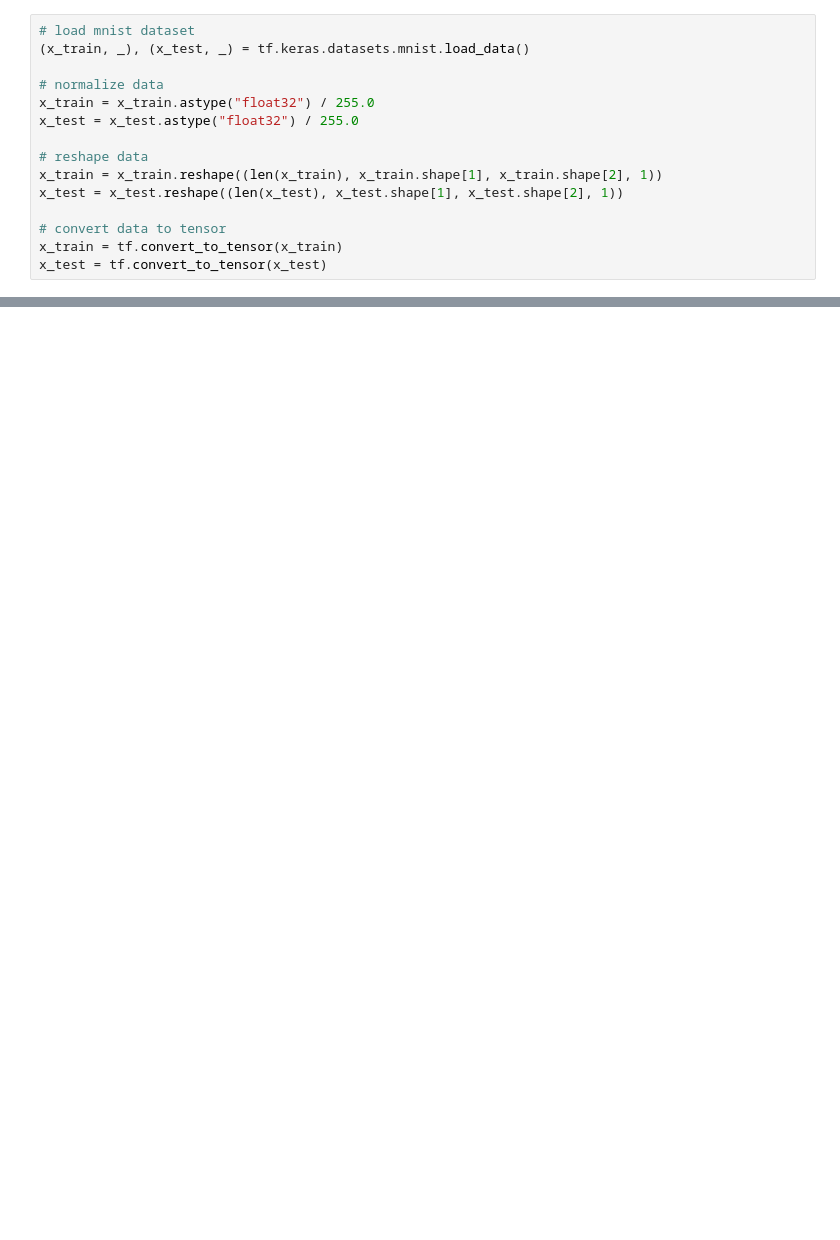
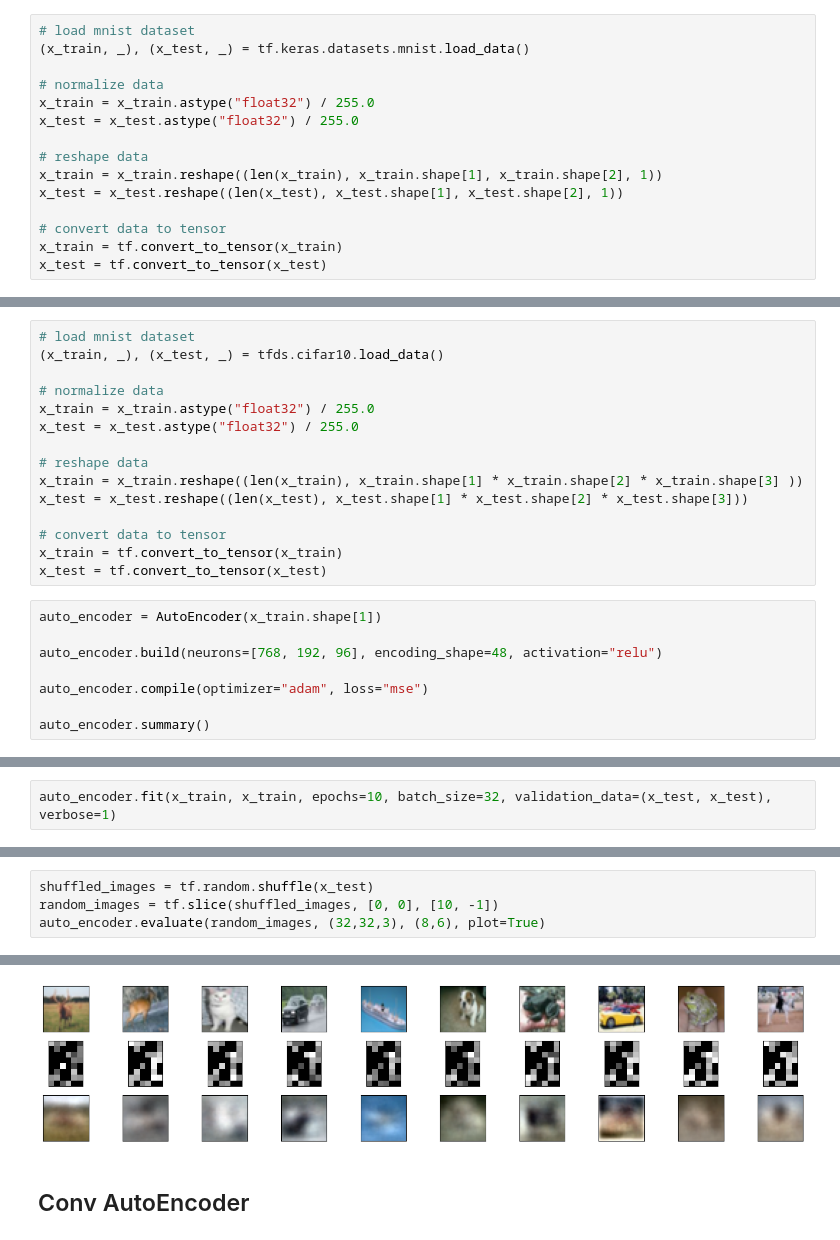
Before and after one commit to SKT27182/DeepVision, a Jupyter notebook: DeepVision/generative/AutoEncoder/AutoEncoder.ipynb, the cells around one changed output, grey strips where cells are left out. Cells and saved outputs as stored; diff of their text form; blank space fills up the shorter version.

```diff
--- a/DeepVision/generative/AutoEncoder/AutoEncoder.ipynb
+++ b/DeepVision/generative/AutoEncoder/AutoEncoder.ipynb
@@ -151,0 +163,23 @@ auto_encoder.evaluate(x_test, (28,28,1), (7,7,1), plot=True)
+# %%
+# load mnist dataset
+(x_train, _), (x_test, _) = tfds.cifar10.load_data()
+
+# normalize data
+x_train = x_train.astype("float32") / 255.0
+x_test = x_test.astype("float32") / 255.0
+
+# reshape data
+x_train = x_train.reshape((len(x_train), x_train.shape[1] * x_train.shape[2] * x_train.shape[3] ))
+x_test = x_test.reshape((len(x_test), x_test.shape[1] * x_test.shape[2] * x_test.shape[3]))
+
+# convert data to tensor
+x_train = tf.convert_to_tensor(x_train)
+x_test = tf.convert_to_tensor(x_test)
+# %%
+auto_encoder = AutoEncoder(x_train.shape[1])
+
+auto_encoder.build(neurons=[768, 192, 96], encoding_shape=48, activation="relu")
+
+auto_encoder.compile(optimizer="adam", loss="mse")
+
+auto_encoder.summary()
@@ -151,0 +204,2 @@ auto_encoder.evaluate(x_test, (28,28,1), (7,7,1), plot=True)
+# %%
+auto_encoder.fit(x_train, x_train, epochs=10, batch_size=32, validation_data=(x_test, x_test), verbose=1)
@@ -151,0 +227,5 @@ auto_encoder.evaluate(x_test, (28,28,1), (7,7,1), plot=True)
+# %%
+shuffled_images = tf.random.shuffle(x_test)
+random_images = tf.slice(shuffled_images, [0, 0], [10, -1])
+auto_encoder.evaluate(random_images, (32,32,3), (8,6), plot=True)
+# %% [output]
@@ -151,0 +234,3 @@ auto_encoder.evaluate(x_test, (28,28,1), (7,7,1), plot=True)
+[figure, added]
+# %% [markdown]
+## Conv AutoEncoder
```
Also changed, not shown: parts of 22 cells of this notebook, 12 other files.
